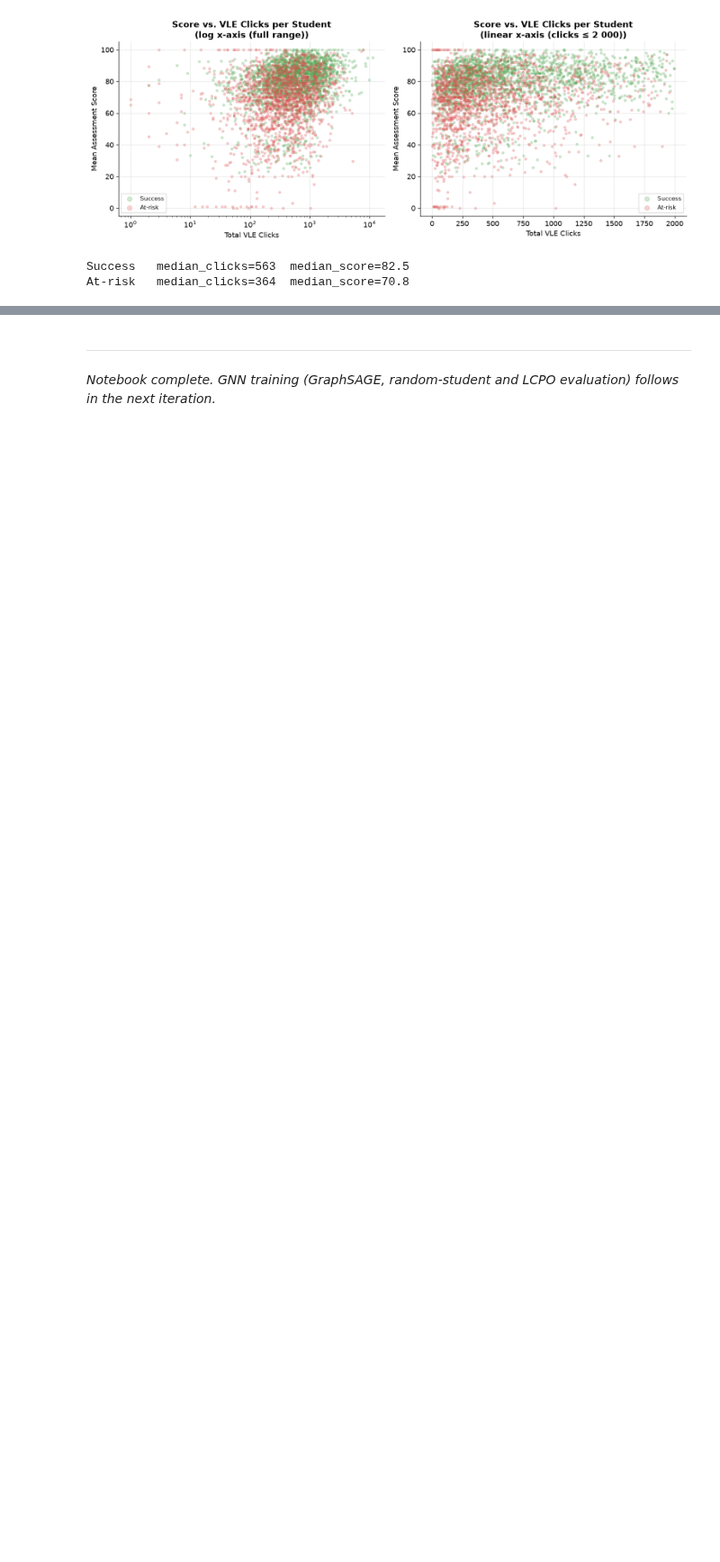
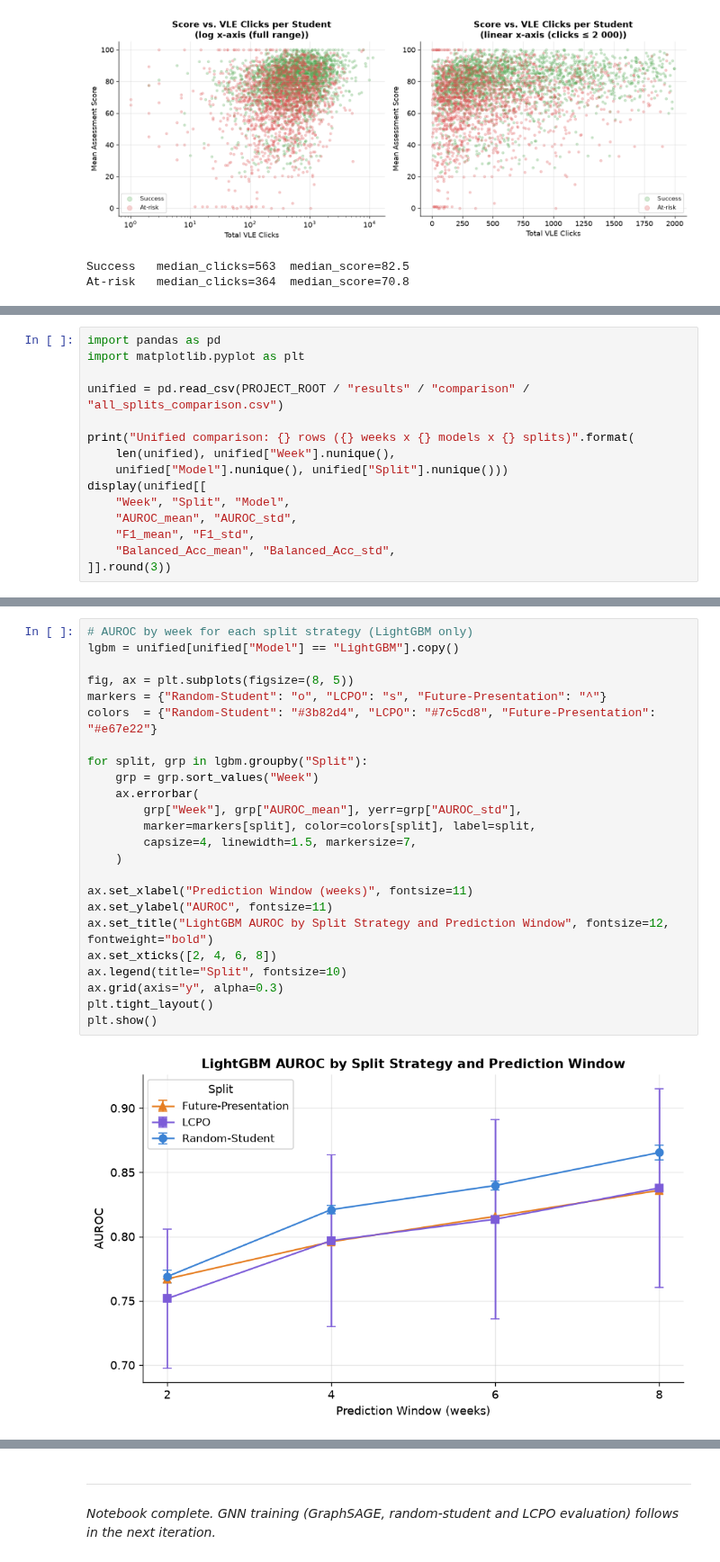
Before and after one commit to reyquiroz/OULAD_CourseAware, a Jupyter notebook: notebooks/OULAD_Graph_Analysis_Final.ipynb, the cells around one changed output, grey strips where cells are left out. Shown at 90% size. Saved outputs shown, nothing was run; the diff lists cells and outputs as text; blank space fills up the shorter version.

```diff
--- a/notebooks/OULAD_Graph_Analysis_Final.ipynb
+++ b/notebooks/OULAD_Graph_Analysis_Final.ipynb
@@ -905,0 +912,15 @@ At-risk   median_clicks=364  median_score=70.8
+# %%
+import pandas as pd
+import matplotlib.pyplot as plt
+
+unified = pd.read_csv(PROJECT_ROOT / "results" / "comparison" / "all_splits_comparison.csv")
+
+print("Unified comparison: {} rows ({} weeks x {} models x {} splits)".format(
+    len(unified), unified["Week"].nunique(),
+    unified["Model"].nunique(), unified["Split"].nunique()))
+display(unified[[
+    "Week", "Split", "Model",
+    "AUROC_mean", "AUROC_std",
+    "F1_mean", "F1_std",
+    "Balanced_Acc_mean", "Balanced_Acc_std",
+]].round(3))
@@ -905,0 +946,26 @@ At-risk   median_clicks=364  median_score=70.8
+# %%
+# AUROC by week for each split strategy (LightGBM only)
+lgbm = unified[unified["Model"] == "LightGBM"].copy()
+
+fig, ax = plt.subplots(figsize=(8, 5))
+markers = {"Random-Student": "o", "LCPO": "s", "Future-Presentation": "^"}
+colors  = {"Random-Student": "#3b82d4", "LCPO": "#7c5cd8", "Future-Presentation": "#e67e22"}
+
+for split, grp in lgbm.groupby("Split"):
+    grp = grp.sort_values("Week")
+    ax.errorbar(
+        grp["Week"], grp["AUROC_mean"], yerr=grp["AUROC_std"],
+        marker=markers[split], color=colors[split], label=split,
+        capsize=4, linewidth=1.5, markersize=7,
+    )
+
+ax.set_xlabel("Prediction Window (weeks)", fontsize=11)
+ax.set_ylabel("AUROC", fontsize=11)
+ax.set_title("LightGBM AUROC by Split Strategy and Prediction Window", fontsize=12, fontweight="bold")
+ax.set_xticks([2, 4, 6, 8])
+ax.legend(title="Split", fontsize=10)
+ax.grid(axis="y", alpha=0.3)
+plt.tight_layout()
+plt.show()
+# %% [output]
+[figure, added]
```
Also changed, not shown: parts of 7 cells of this notebook, 18 other files.
